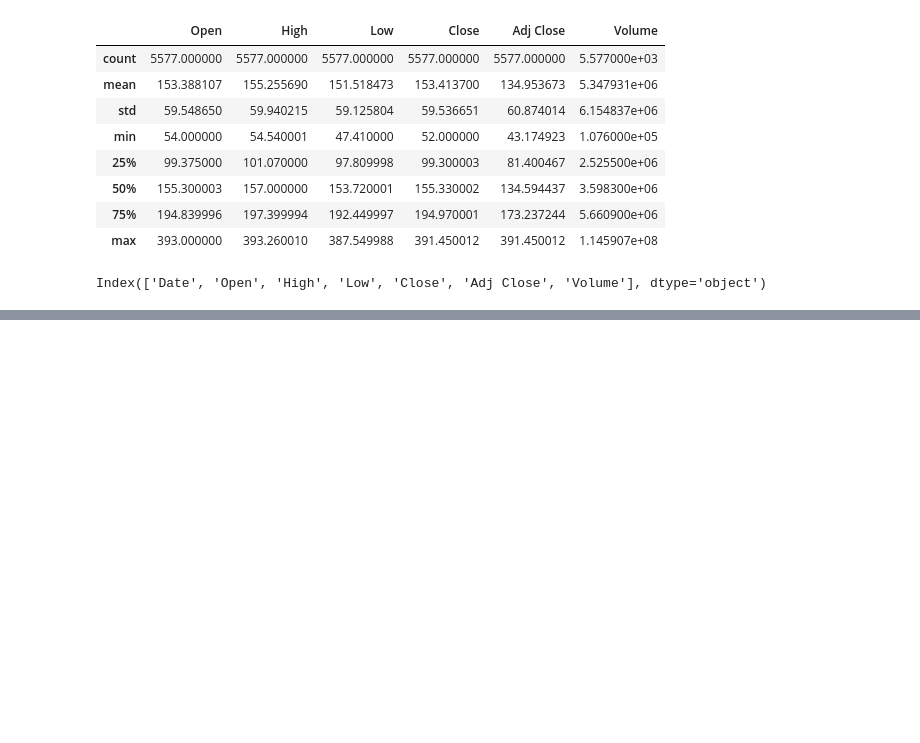
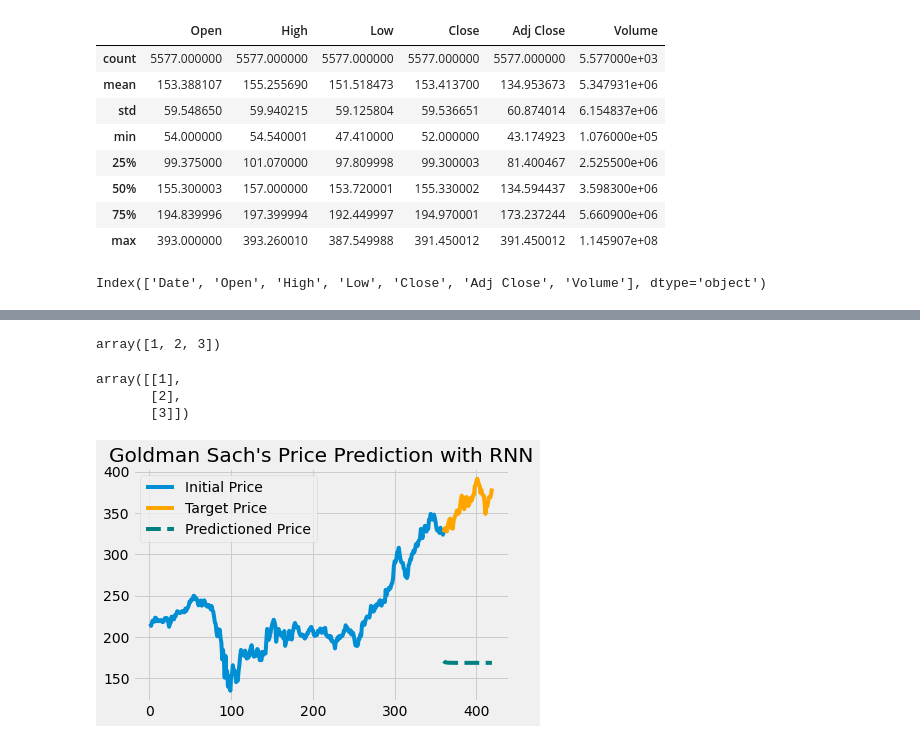
Before and after one commit to HyosikMoon/Coursera, a Jupyter notebook: Machine_Learning/Course6_Time_Series_and_Survival_Analysis/Proj/Untitled.ipynb, the cells around one changed output, grey strips where cells are left out. Cells and saved outputs as stored; diff of their text form; code cells hidden in the pictures; blank space fills up the shorter version.

```diff
--- a/Machine_Learning/Course6_Time_Series_and_Survival_Analysis/Proj/Untitled.ipynb
+++ b/Machine_Learning/Course6_Time_Series_and_Survival_Analysis/Proj/Untitled.ipynb
@@ -26,0 +147,8 @@ del_cols.remove('Date')
+# %%
+series_days = 1260
+input_days = 210
+test_days = 420
+
+train_X, test_X_init, train_y, test_y = \
+    (get_train_test_data(df, 'Close', series_days,
+                         input_days, test_days))
@@ -26,0 +182,2 @@ del_cols.remove('Date')
+# %%
+rnn_model = fit_SimpleRNN(train_X, train_y, cell_units = 30, epochs = 1200)
@@ -26,0 +245,43 @@ del_cols.remove('Date')
+# %%
+a
+# %% [output]
+array([1, 2, 3])
+# %%
+a.reshape(-1,1)
+# %% [output]
+array([[1],
+       [2],
+       [3]])
+# %%
+def predict(X_init, n_steps, model):
+    # test = forecast_series[-420:]
+    # X_init = test_X_init = test[:360]
+    X_init = X_init.copy().reshape(1,-1,1)
+    preds = []
+
+    # test_y = test[360:]
+    # n_steps = len(test_y) = 420
+    for _ in range(n_steps):
+        pred = model.predict(X_init)
+        preds.append(pred)
+        X_init[:,:-1,:] = X_init[:,1:,:]
+        X_init[:,-1,:] = pred
+
+    preds = np.array(preds).reshape(-1,1)
+
+    return preds
+
+def predict_and_plot(X_init, y, model, title):
+
+    y_preds = predict(X_init, n_steps=len(y), model=model)
+    start_range = range(1, test_X_init.shape[0] + 1)
+    predict_range = range(test_X_init.shape[0], test_days)
+    plt.plot(start_range, test_X_init)
+    plt.plot(predict_range, test_y, color='orange')
+    plt.plot(predict_range, y_preds, color='teal', linestyle='--')
+    plt.title(title)
+    plt.legend(['Initial Price', 'Target Price', 'Predictioned Price'])
+# %%
+predict_and_plot(test_X_init, test_y, rnn_model, "Goldman Sach's Price Prediction with RNN")
+# %% [output]
+[figure, added]
```
Also changed, not shown: parts of 46 cells of this notebook, 15 other files.
